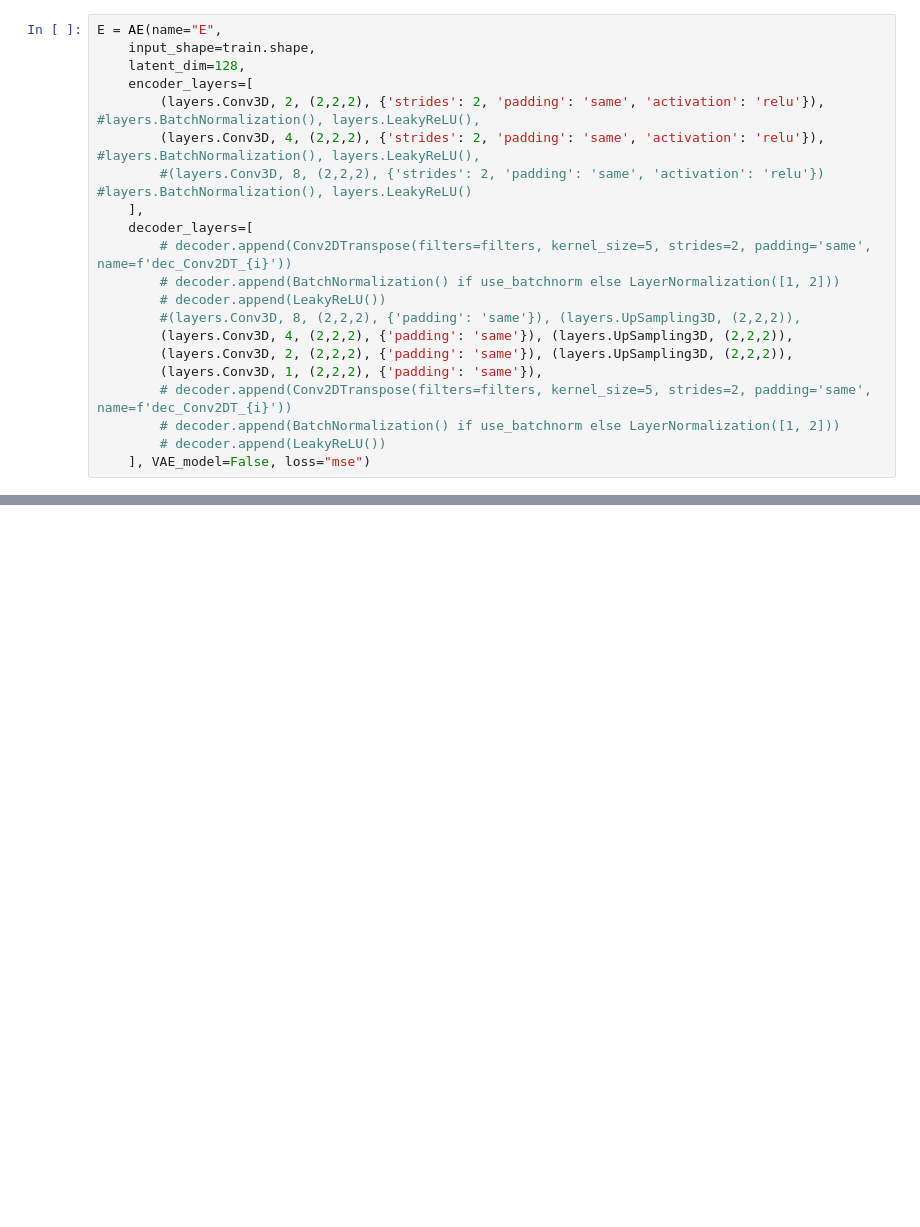
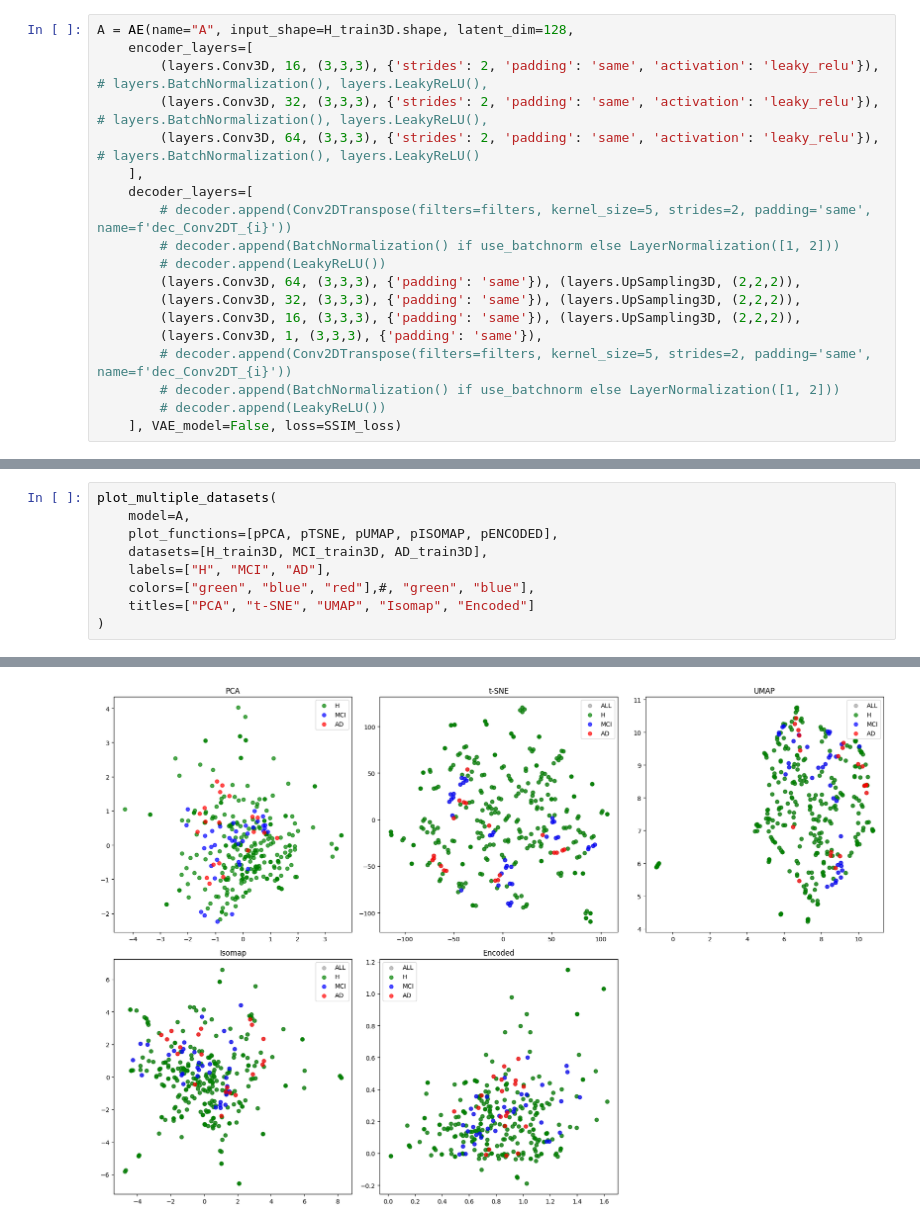
Before and after one commit to Vaakir/unsupervised-deep-learning-bachelor-thesis, a Jupyter notebook: AE adjustable test5.ipynb, the cells around one changed output, grey strips where cells are left out. Saved outputs shown, nothing was run; the diff lists cells and outputs as text; blank space fills up the shorter version.

```diff
--- a/AE adjustable test5.ipynb
+++ b/AE adjustable test5.ipynb
@@ -57,22 +378,20 @@ plot_middle_slices_in_range(r"C:\Users\kiran\Documents\_UIS\sem6\BACH\DementiaMR
 # %%
-E = AE(name="E",
-    input_shape=train.shape,
-    latent_dim=128,
+A = AE(name="A", input_shape=H_train3D.shape, latent_dim=128,
     encoder_layers=[
-        (layers.Conv3D, 2, (2,2,2), {'strides': 2, 'padding': 'same', 'activation': 'relu'}), #layers.BatchNormalization(), layers.LeakyReLU(),
-        (layers.Conv3D, 4, (2,2,2), {'strides': 2, 'padding': 'same', 'activation': 'relu'}), #layers.BatchNormalization(), layers.LeakyReLU(),
-        #(layers.Conv3D, 8, (2,2,2), {'strides': 2, 'padding': 'same', 'activation': 'relu'}) #layers.BatchNormalization(), layers.LeakyReLU()
+        (layers.Conv3D, 16, (3,3,3), {'strides': 2, 'padding': 'same', 'activation': 'leaky_relu'}), # layers.BatchNormalization(), layers.LeakyReLU(),
+        (layers.Conv3D, 32, (3,3,3), {'strides': 2, 'padding': 'same', 'activation': 'leaky_relu'}), # layers.BatchNormalization(), layers.LeakyReLU(),
+        (layers.Conv3D, 64, (3,3,3), {'strides': 2, 'padding': 'same', 'activation': 'leaky_relu'}), # layers.BatchNormalization(), layers.LeakyReLU()
     ],
     decoder_layers=[
         # decoder.append(Conv2DTranspose(filters=filters, kernel_size=5, strides=2, padding='same', name=f'dec_Conv2DT_{i}'))
         # decoder.append(BatchNormalization() if use_batchnorm else LayerNormalization([1, 2]))
         # decoder.append(LeakyReLU())
-        #(layers.Conv3D, 8, (2,2,2), {'padding': 'same'}), (layers.UpSampling3D, (2,2,2)),
-        (layers.Conv3D, 4, (2,2,2), {'padding': 'same'}), (layers.UpSampling3D, (2,2,2)),
-        (layers.Conv3D, 2, (2,2,2), {'padding': 'same'}), (layers.UpSampling3D, (2,2,2)),
-        (layers.Conv3D, 1, (2,2,2), {'padding': 'same'}),
+        (layers.Conv3D, 64, (3,3,3), {'padding': 'same'}), (layers.UpSampling3D, (2,2,2)),
+        (layers.Conv3D, 32, (3,3,3), {'padding': 'same'}), (layers.UpSampling3D, (2,2,2)),
+        (layers.Conv3D, 16, (3,3,3), {'padding': 'same'}), (layers.UpSampling3D, (2,2,2)),
+        (layers.Conv3D, 1, (3,3,3), {'padding': 'same'}),
         # decoder.append(Conv2DTranspose(filters=filters, kernel_size=5, strides=2, padding='same', name=f'dec_Conv2DT_{i}'))
         # decoder.append(BatchNormalization() if use_batchnorm else LayerNormalization([1, 2]))
         # decoder.append(LeakyReLU())
-    ], VAE_model=False, loss="mse")
+    ], VAE_model=False, loss=SSIM_loss)
 # %% [output]
@@ -137,0 +687,10 @@ if 'models_list4' in locals(): # if the variable exists
+# %%
+plot_multiple_datasets(
+    model=A,
+    plot_functions=[pPCA, pTSNE, pUMAP, pISOMAP, pENCODED],
+    datasets=[H_train3D, MCI_train3D, AD_train3D],
+    labels=["H", "MCI", "AD"],
+    colors=["green", "blue", "red"],#, "green", "blue"],
+    titles=["PCA", "t-SNE", "UMAP", "Isomap", "Encoded"]
+)
+# %% [output]
@@ -137,0 +702 @@ if 'models_list4' in locals(): # if the variable exists
+[figure, added]
```
Also changed, not shown: parts of 23 cells of this notebook, 6 other files.
